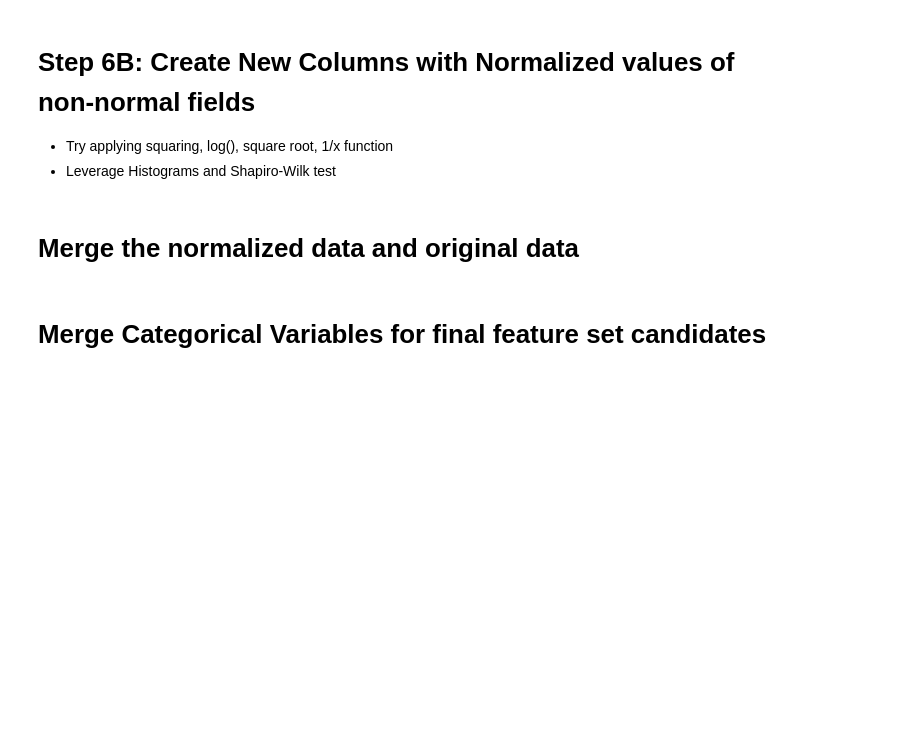
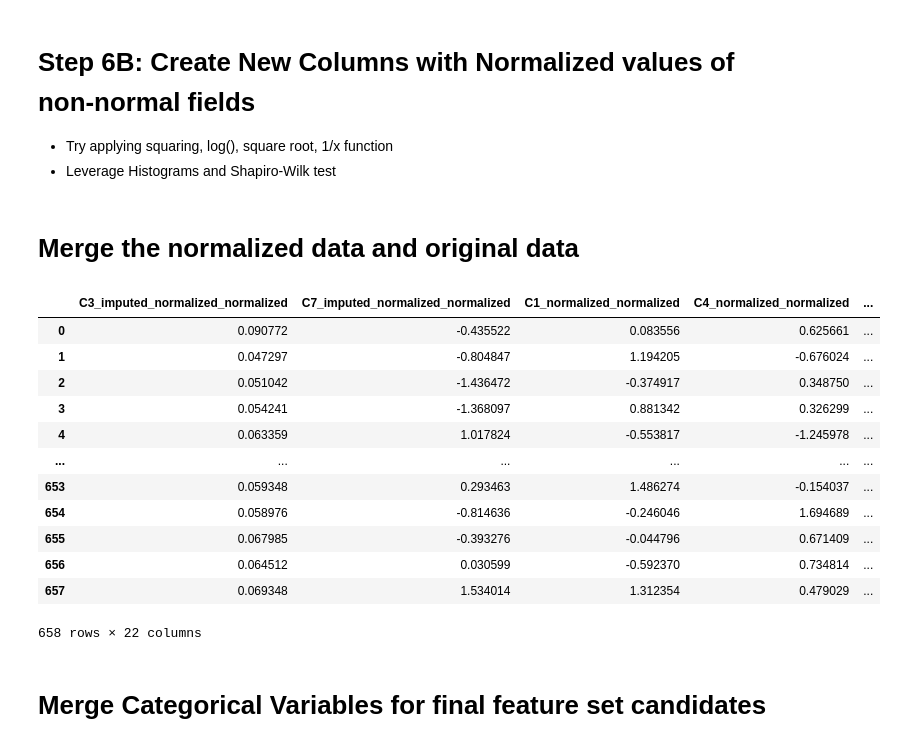
Before and after one commit to fairfield-university-ba545/project1-archana-s-team, a Jupyter notebook: data_prep-pete3.ipynb, the cells around one changed output. Cells and saved outputs as stored; diff of their text form; code cells hidden in the pictures; blank space fills up the shorter version.

```diff
--- a/data_prep-pete3.ipynb
+++ b/data_prep-pete3.ipynb
@@ -1036,6 +1039,22 @@ def normalize_data(df, col, normalize_function = None):
 # Merge the normalized data and original data
 # %%
 normalized_cont = pd.read_csv('normalized_continuous_peter.csv').drop(columns = ['Unnamed: 0'])
+# %%
+normalized_cont
+# %% [output]
+|  | C3_imputed_normalized_normalized | C7_imputed_normalized_normalized | C1_normalized_normalized | C4_normalized_normalized | ... |
+| 0 | 0.090772 | -0.435522 | 0.083556 | 0.625661 | ... |
+| 1 | 0.047297 | -0.804847 | 1.194205 | -0.676024 | ... |
+| 2 | 0.051042 | -1.436472 | -0.374917 | 0.348750 | ... |
+| 3 | 0.054241 | -1.368097 | 0.881342 | 0.326299 | ... |
+| 4 | 0.063359 | 1.017824 | -0.553817 | -1.245978 | ... |
+| ... | ... | ... | ... | ... | ... |
+| 653 | 0.059348 | 0.293463 | 1.486274 | -0.154037 | ... |
+| 654 | 0.058976 | -0.814636 | -0.246046 | 1.694689 | ... |
+| 655 | 0.067985 | -0.393276 | -0.044796 | 0.671409 | ... |
+| 656 | 0.064512 | 0.030599 | -0.592370 | 0.734814 | ... |
+| 657 | 0.069348 | 1.534014 | 1.312354 | 0.479029 | ... |
+658 rows × 22 columns
 # %%
 all_cont = cont_min_max_scaled.merge(normalized_cont, left_on = 'I1', right_on = 'I1_normalized', how = 'inner')
 # %%
```
Also changed, not shown: parts of 3 cells of this notebook, 2 other files.
